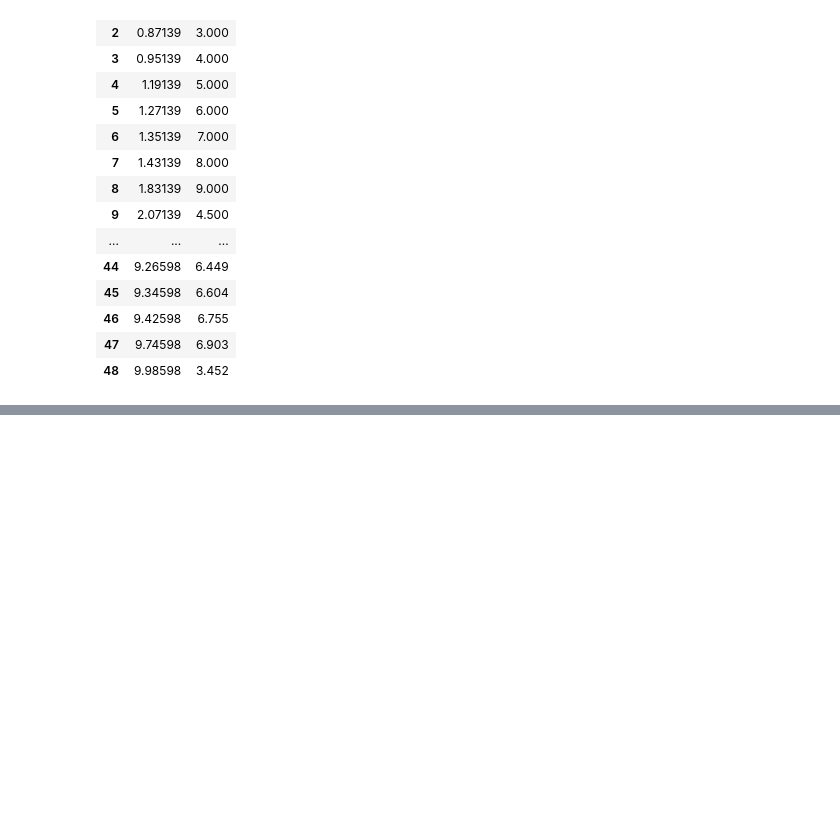
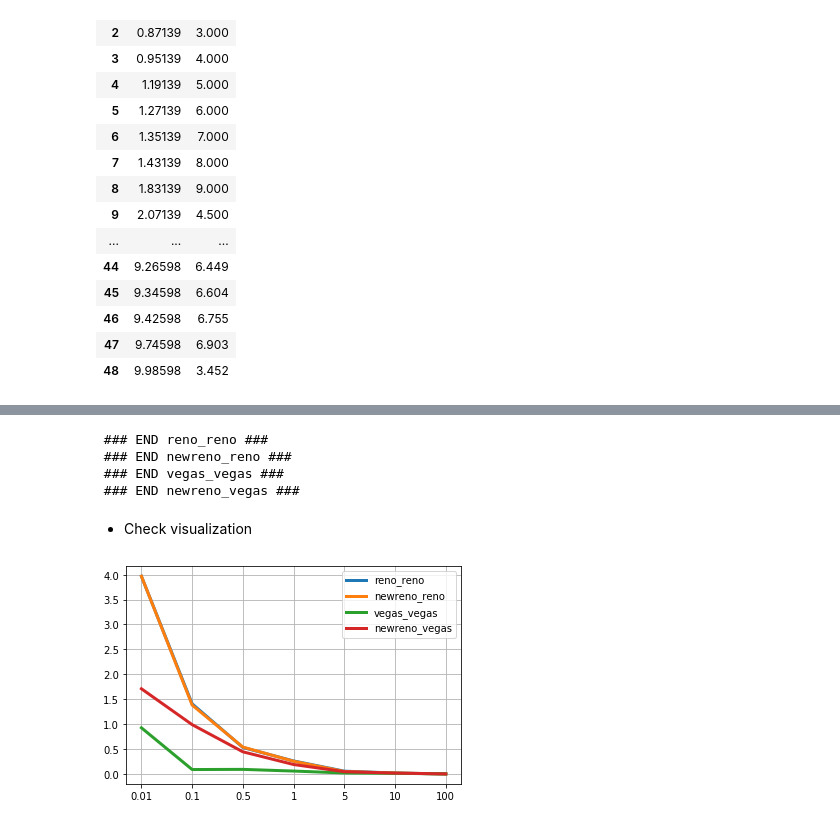
Before and after one commit to TakGlobus/class, a Jupyter notebook: networking/homework/practice/hw_test1/100_analysis_outputs.ipynb, the cells around one changed output, grey strips where cells are left out. Cells and saved outputs as stored; diff of their text form; code cells hidden in the pictures; blank space fills up the shorter version.

```diff
--- a/networking/homework/practice/hw_test1/100_analysis_outputs.ipynb
+++ b/networking/homework/practice/hw_test1/100_analysis_outputs.ipynb
@@ -184,0 +201,15 @@ gp.p('pygnu.eps')
+# %%
+expdirname=[
+    "reno_reno",
+    "newreno_reno",
+    "vegas_vegas",
+    "newreno_vegas",
+]
+# %%
+bandwidths = [ str(i) for i in [0.01, 0.1, 0.5, 1, 5, 10, 100]]
+# %%
+def compute_loss_bd(drops, acks, ctime=10.0):
+    # compute
+    loss_rate = len(drops)/len(acks)*100
+    avg_bandwidth = acks[acks['event'] == 'r']['pkt size'].sum()/ctime
+    return loss_rate, avg_bandwidth
@@ -184,0 +229,34 @@ gp.p('pygnu.eps')
+# %%
+loss_rates = np.zeros((len(expdirname), len(bandwidths))).astype(np.float64)
+avg_bds = np.zeros((len(expdirname), len(bandwidths))).astype(np.float64)
+for idx, iexpdir in enumerate(expdirname):
+    for jdx, ibandwidth in enumerate(bandwidths):
+
+        # get file content
+        basefname = 'out_'+ibandwidth+'Mb.tr'
+        ifile = os.path.join('./'+iexpdir, basefname)
+        drops, acks = get_tcpfile(ifile)
+
+        loss_rate, avg_bandwidth = compute_loss_bd(drops, acks)
+        loss_rates[idx, jdx] = loss_rate
+        avg_bds[idx, jdx] = avg_bandwidth
+    print(" ### END {} ###".format(iexpdir))
+# %% [output]
+ ### END reno_reno ###
+ ### END newreno_reno ###
+ ### END vegas_vegas ###
+ ### END newreno_vegas ###
+# %% [markdown]
+- Check visualization
+# %%
+### drop rate
+plt.figure()
+for i in range(4):
+    x = [i for i in range(len(bandwidths))]
+    plt.plot(loss_rates[i, :], color='C{}'.format(i), label=expdirname[i], linewidth=3)
+    plt.xticks(x, bandwidths)
+plt.grid(True)
+plt.legend()
+plt.show()
+# %% [output]
+[figure, added]
```
Also changed, not shown: parts of 22 cells of this notebook, 1 other file.
